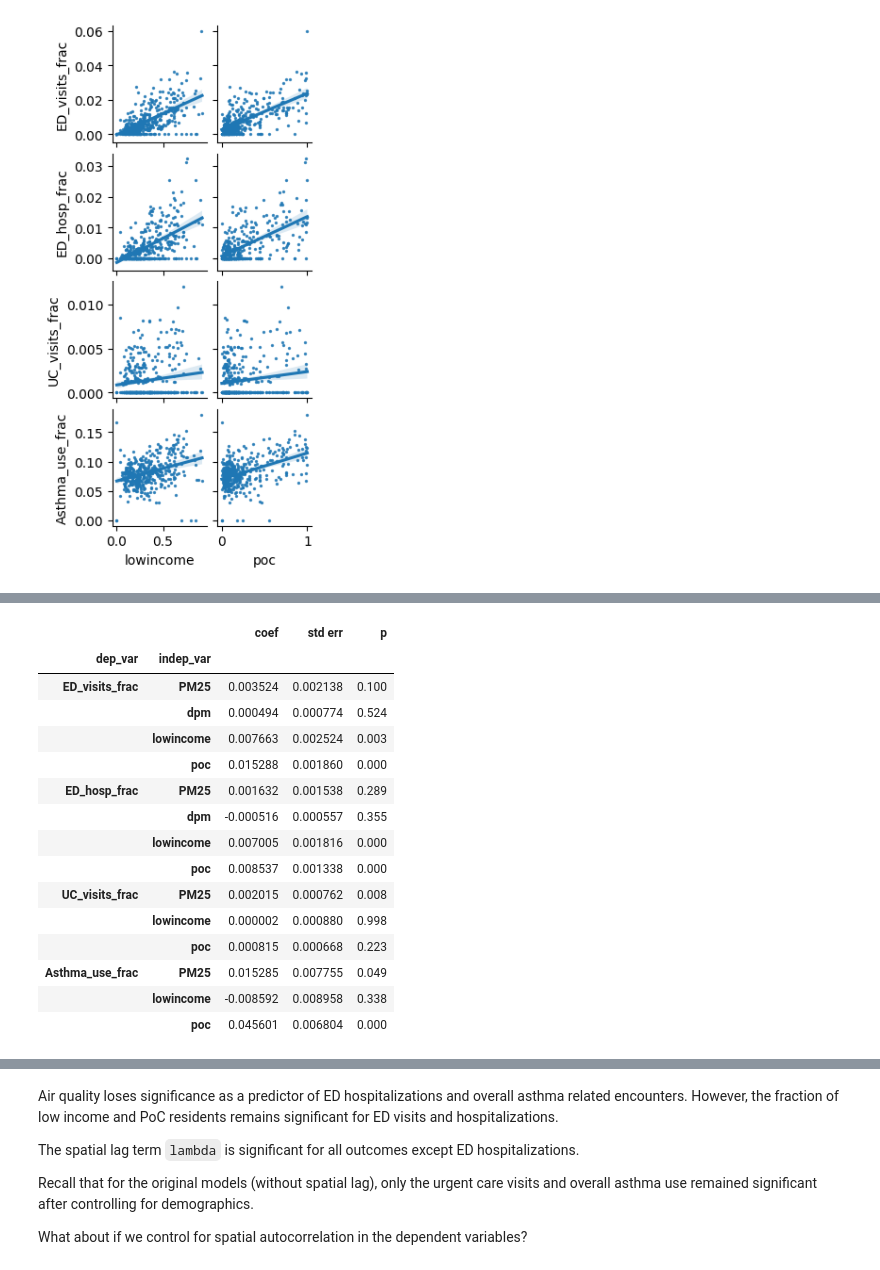
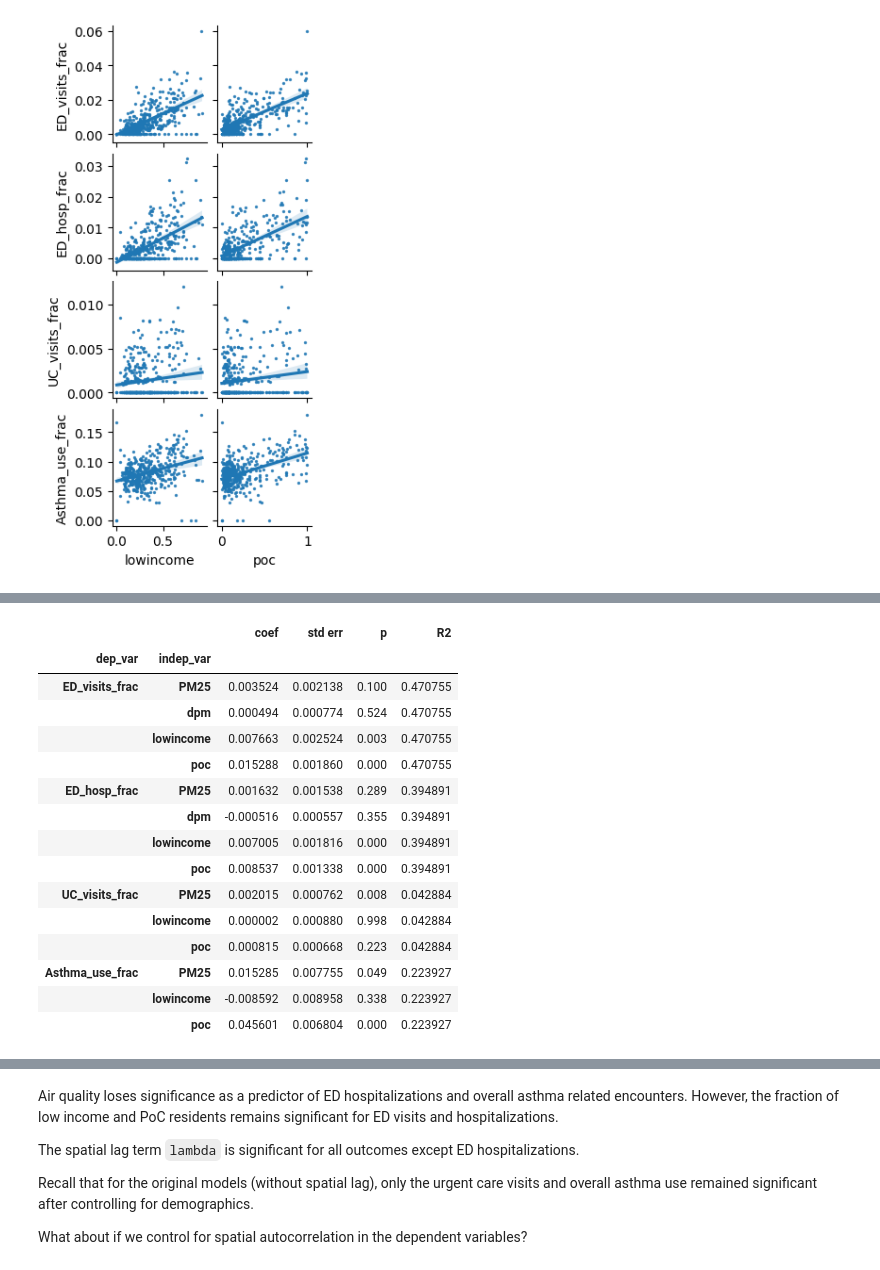
Before and after one commit to eli-goodfriend/air_brain, a Jupyter notebook: notebooks/WIP Asthma vs air quality.ipynb, the cells around one changed output, grey strips where cells are left out. Drawn from its saved outputs; the diff is of its cells as text; code cells hidden in the pictures.

```diff
--- a/notebooks/WIP Asthma vs air quality.ipynb
+++ b/notebooks/WIP Asthma vs air quality.ipynb
@@ -195,6 +213,6 @@ for indep in indep_vars:
         mod = sm.OLS(df[dep], df[[indep] + ["intercept"]])
         res = mod.fit()
         ols_res[dep] = res
-    all_res.append(ols2df(ols_res)[["coef", "std err", "p"]])
+    all_res.append(ols2df(ols_res)[["coef", "std err", "p", "R2"]])
 pd.concat(all_res).style.pipe(p_col_style)
 # %% [output]
@@ -274,7 +329,7 @@ sns.pairplot(df[dep_vars + demo_vars], x_vars=demo_vars, y_vars=dep_vars,
 <seaborn.axisgrid.PairGrid at 0x...>
 [figure]
 # %%
-# reproduce the regressions above, using the demographic variables on their own as predictors
+# reproduce the regressions in the figure above, using the demographic variables on their own as predictors
 all_res = list()
 for indep in demo_vars:
     ols_res = dict()
@@ -282,6 +337,6 @@ for indep in demo_vars:
         mod = sm.OLS(df[dep], df[[indep] + ["intercept"]])
         res = mod.fit()
         ols_res[dep] = res
-    all_res.append(ols2df(ols_res)[["coef", "std err", "p"]])
+    all_res.append(ols2df(ols_res)[["coef", "std err", "p", "R2"]])
 pd.concat(all_res).style.pipe(p_col_style)
 # %% [output]
@@ -297,0 +353,8 @@ pd.concat(all_res).style.pipe(p_col_style)
+# %%
+# linear regression, predicting asthma encounter fraction using both demographics together
+ols_res = dict()
+for col in dep_vars:
+    mod = sm.OLS(df[col], df[demo_vars + ["intercept"]])
+    res = mod.fit()
+    ols_res[col] = res
+ols2df(ols_res)[["coef", "std err", "p", "R2"]].style.pipe(p_col_style)
@@ -300,30 +378,30 @@ All the demographic variables are also significant predictors of all asthma enco
 
 Does air quality remain predictive of asthma outcomes when controlling for demographics? Or are demographics the driving predictor of asthma outcomes while being correlated with air quality?
 # %%
-# linear regression, predicting asthma encounter fraction using average PM 2.5 concentration as well as demographics
+# linear regression, predicting asthma encounter fraction using air quality as well as demographics
 ols_res = dict()
 for col in dep_vars:
     mod = sm.OLS(df[col], df[indep_to_use[col] + demo_vars + ["intercept"]])
     res = mod.fit()
     ols_res[col] = res
-ols2df(ols_res)[["coef", "std err", "p"]].style.pipe(p_col_style)
+ols2df(ols_res)[["coef", "std err", "p", "R2"]].style.pipe(p_col_style)
 # %% [output]
-|  |  | coef | std err | p |
-| dep_var | indep_var |  |  |  |
-| ED_visits_frac | PM25 | 0.003524 | 0.002138 | 0.100 |
-|  | dpm | 0.000494 | 0.000774 | 0.524 |
-|  | lowincome | 0.007663 | 0.002524 | 0.003 |
-|  | poc | 0.015288 | 0.001860 | 0.000 |
-| ED_hosp_frac | PM25 | 0.001632 | 0.001538 | 0.289 |
-|  | dpm | -0.000516 | 0.000557 | 0.355 |
-|  | lowincome | 0.007005 | 0.001816 | 0.000 |
-|  | poc | 0.008537 | 0.001338 | 0.000 |
-| UC_visits_frac | PM25 | 0.002015 | 0.000762 | 0.008 |
-|  | lowincome | 0.000002 | 0.000880 | 0.998 |
-|  | poc | 0.000815 | 0.000668 | 0.223 |
-| Asthma_use_frac | PM25 | 0.015285 | 0.007755 | 0.049 |
-|  | lowincome | -0.008592 | 0.008958 | 0.338 |
-|  | poc | 0.045601 | 0.006804 | 0.000 |
+|  |  | coef | std err | p | R2 |
+| dep_var | indep_var |  |  |  |  |
+| ED_visits_frac | PM25 | 0.003524 | 0.002138 | 0.100 | 0.470755 |
+|  | dpm | 0.000494 | 0.000774 | 0.524 | 0.470755 |
+|  | lowincome | 0.007663 | 0.002524 | 0.003 | 0.470755 |
+|  | poc | 0.015288 | 0.001860 | 0.000 | 0.470755 |
+| ED_hosp_frac | PM25 | 0.001632 | 0.001538 | 0.289 | 0.394891 |
+|  | dpm | -0.000516 | 0.000557 | 0.355 | 0.394891 |
+|  | lowincome | 0.007005 | 0.001816 | 0.000 | 0.394891 |
+|  | poc | 0.008537 | 0.001338 | 0.000 | 0.394891 |
+| UC_visits_frac | PM25 | 0.002015 | 0.000762 | 0.008 | 0.042884 |
+|  | lowincome | 0.000002 | 0.000880 | 0.998 | 0.042884 |
+|  | poc | 0.000815 | 0.000668 | 0.223 | 0.042884 |
+| Asthma_use_frac | PM25 | 0.015285 | 0.007755 | 0.049 | 0.223927 |
+|  | lowincome | -0.008592 | 0.008958 | 0.338 | 0.223927 |
+|  | poc | 0.045601 | 0.006804 | 0.000 | 0.223927 |
 # %% [markdown]
 For emergency department visits and hospitalizations, PM 2.5 and diesel PM are no longer significant predictors when low income and PoC covariates are included. However, higher fractions of both low income and PoC residents predict higher rates of emergency department utilization for childhood asthma. I suspect this result reflects that lower income residents and PoC residents have less access to non-emergency medical services than higher income and white residents. These residents therefore are more likely to be seen in the emergency department rather than urgent or primary care. They may have higher rates of ED hospitalization due to lack of access to preventative care leading to higher acuity cases.
 
```
Also changed, not shown: parts of 40 cells of this notebook, 1 other file.
